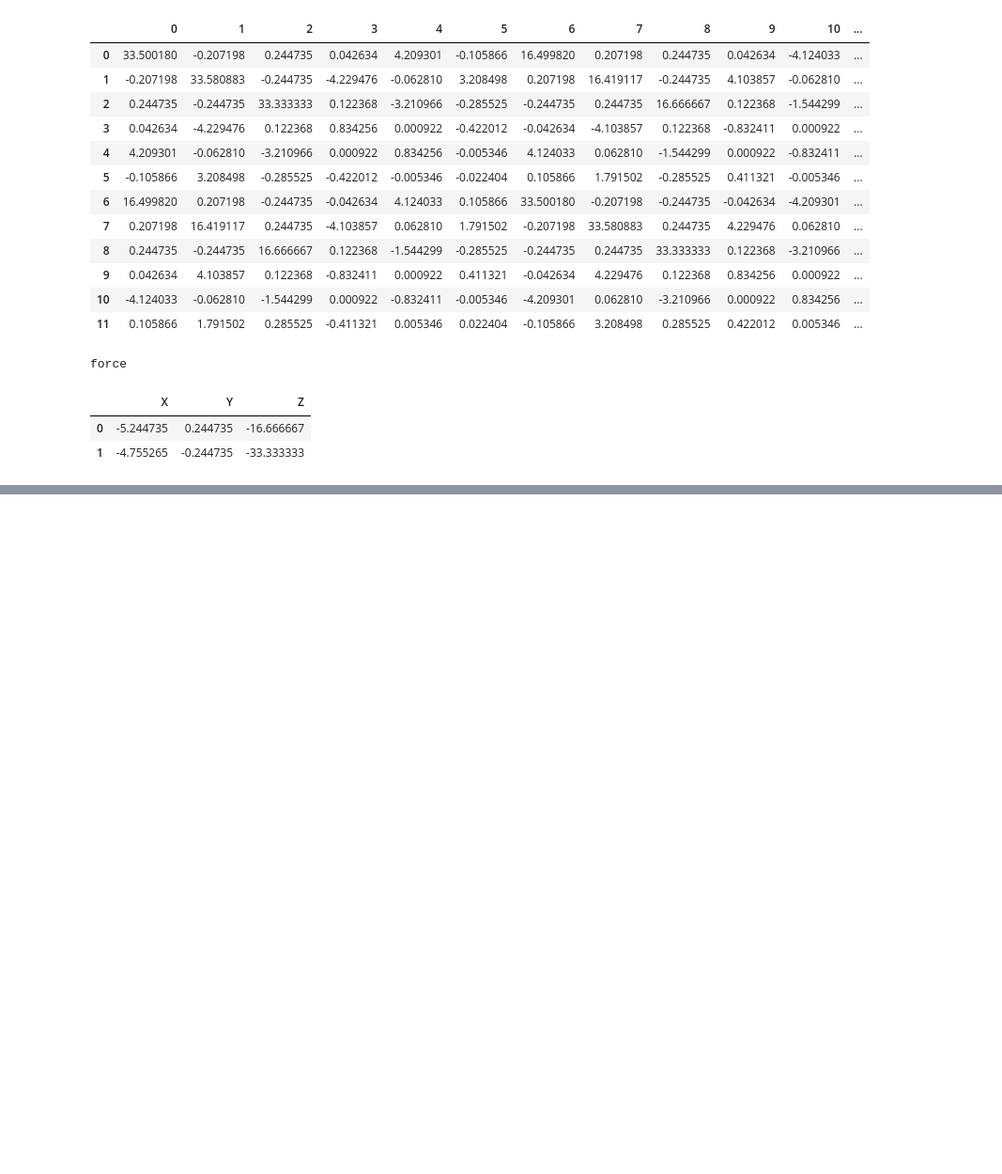
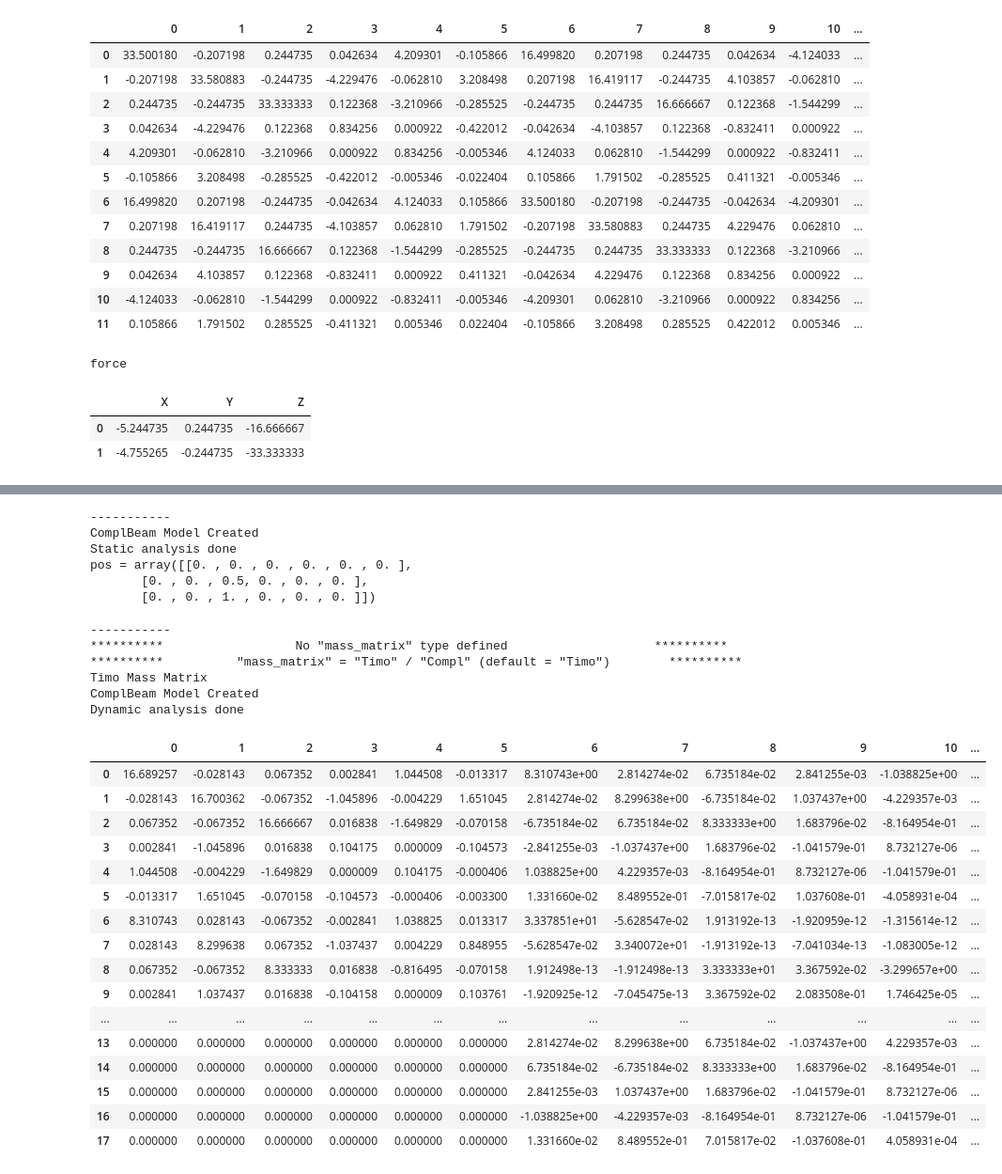
Before and after one commit to juliovmlo/master_thesis, a Jupyter notebook: straight_beam_test.ipynb, the cells around one changed output, grey strips where cells are left out. Shown: that part at 94% size. Saved outputs shown, nothing was run; the diff lists cells and outputs as text; code cells hidden in the pictures; blank space fills up the shorter version.

```diff
--- a/straight_beam_test.ipynb
+++ b/straight_beam_test.ipynb
@@ -450,0 +757,63 @@ Test failed.
+# %%
+# Model input json file name
+f_model_json = "straight_beam_offset_3nodes_static.json"
+
+# Input files folder
+inputfolder = os.path.join(os.getcwd(),'straight_beam')
+mainfile = os.path.join(inputfolder,f_model_json)
+
+# - Instantiate beam
+save_load([0], inputfolder, onlyy=True) # Creates a force file
+beam_offset = ComplBeam(mainfile)
+
+# - Get the radius location of nodes
+r = beam_offset.nodeLocations[:,2] # z-axis position
+beam_offset.nodeLocations
+
+pos = np.concatenate((beam_offset.nodeLocations,np.zeros((beam_offset.nodeLocations.shape[0],3))), axis=1)
+print(f'{pos = }')
+# %% [output]
+-----------
+ComplBeam Model Created
+Static analysis done
+pos = array([[0. , 0. , 0. , 0. , 0. , 0. ],
+       [0. , 0. , 0.5, 0. , 0. , 0. ],
+       [0. , 0. , 1. , 0. , 0. , 0. ]])
+# %%
+
+# - Get the mass matrix
+# For non dynamic calculations the mass matrix is not calculated
+f_model_json = "straight_beam_offset_3nodes_dynamic.json"
+mainfile_dyn = os.path.join(inputfolder,f_model_json)
+
+# Calculate mass matrix
+beam_offset_dyn = ComplBeam(mainfile_dyn)
+M_mat_offset = beam_offset_dyn.M_mat_full
+
+# Display DataFrame in Jupyter notebook
+M_mat_offset_df = pd.DataFrame(M_mat_offset)
+M_mat_offset_df
+# %% [output]
+-----------
+**********                  No "mass_matrix" type defined                    **********
+**********          "mass_matrix" = "Timo" / "Compl" (default = "Timo")        **********
+Timo Mass Matrix
+ComplBeam Model Created
+Dynamic analysis done
+|  | 0 | 1 | 2 | 3 | 4 | 5 | 6 | 7 | 8 | 9 | 10 | ... |
+| 0 | 16.689257 | -0.028143 | 0.067352 | 0.002841 | 1.044508 | -0.013317 | 8.310743e+00 | 2.814274e-02 | 6.735184e-02 | 2.841255e-03 | -1.038825e+00 | ... |
+| 1 | -0.028143 | 16.700362 | -0.067352 | -1.045896 | -0.004229 | 1.651045 | 2.814274e-02 | 8.299638e+00 | -6.735184e-02 | 1.037437e+00 | -4.229357e-03 | ... |
+| 2 | 0.067352 | -0.067352 | 16.666667 | 0.016838 | -1.649829 | -0.070158 | -6.735184e-02 | 6.735184e-02 | 8.333333e+00 | 1.683796e-02 | -8.164954e-01 | ... |
+| 3 | 0.002841 | -1.045896 | 0.016838 | 0.104175 | 0.000009 | -0.104573 | -2.841255e-03 | -1.037437e+00 | 1.683796e-02 | -1.041579e-01 | 8.732127e-06 | ... |
+| 4 | 1.044508 | -0.004229 | -1.649829 | 0.000009 | 0.104175 | -0.000406 | 1.038825e+00 | 4.229357e-03 | -8.164954e-01 | 8.732127e-06 | -1.041579e-01 | ... |
+| 5 | -0.013317 | 1.651045 | -0.070158 | -0.104573 | -0.000406 | -0.003300 | 1.331660e-02 | 8.489552e-01 | -7.015817e-02 | 1.037608e-01 | -4.058931e-04 | ... |
+| 6 | 8.310743 | 0.028143 | -0.067352 | -0.002841 | 1.038825 | 0.013317 | 3.337851e+01 | -5.628547e-02 | 1.913192e-13 | -1.920959e-12 | -1.315614e-12 | ... |
+| 7 | 0.028143 | 8.299638 | 0.067352 | -1.037437 | 0.004229 | 0.848955 | -5.628547e-02 | 3.340072e+01 | -1.913192e-13 | -7.041034e-13 | -1.083005e-12 | ... |
+| 8 | 0.067352 | -0.067352 | 8.333333 | 0.016838 | -0.816495 | -0.070158 | 1.912498e-13 | -1.912498e-13 | 3.333333e+01 | 3.367592e-02 | -3.299657e+00 | ... |
+| 9 | 0.002841 | 1.037437 | 0.016838 | -0.104158 | 0.000009 | 0.103761 | -1.920925e-12 | -7.045475e-13 | 3.367592e-02 | 2.083508e-01 | 1.746425e-05 | ... |
+| ... | ... | ... | ... | ... | ... | ... | ... | ... | ... | ... | ... | ... |
+| 13 | 0.000000 | 0.000000 | 0.000000 | 0.000000 | 0.000000 | 0.000000 | 2.814274e-02 | 8.299638e+00 | 6.735184e-02 | -1.037437e+00 | 4.229357e-03 | ... |
+| 14 | 0.000000 | 0.000000 | 0.000000 | 0.000000 | 0.000000 | 0.000000 | 6.735184e-02 | -6.735184e-02 | 8.333333e+00 | 1.683796e-02 | -8.164954e-01 | ... |
+| 15 | 0.000000 | 0.000000 | 0.000000 | 0.000000 | 0.000000 | 0.000000 | 2.841255e-03 | 1.037437e+00 | 1.683796e-02 | -1.041579e-01 | 8.732127e-06 | ... |
+| 16 | 0.000000 | 0.000000 | 0.000000 | 0.000000 | 0.000000 | 0.000000 | -1.038825e+00 | -4.229357e-03 | -8.164954e-01 | 8.732127e-06 | -1.041579e-01 | ... |
+| 17 | 0.000000 | 0.000000 | 0.000000 | 0.000000 | 0.000000 | 0.000000 | 1.331660e-02 | 8.489552e-01 | 7.015817e-02 | -1.037608e-01 | 4.058931e-04 | ... |
```
Also changed, not shown: parts of 51 cells of this notebook, 12 other files.
